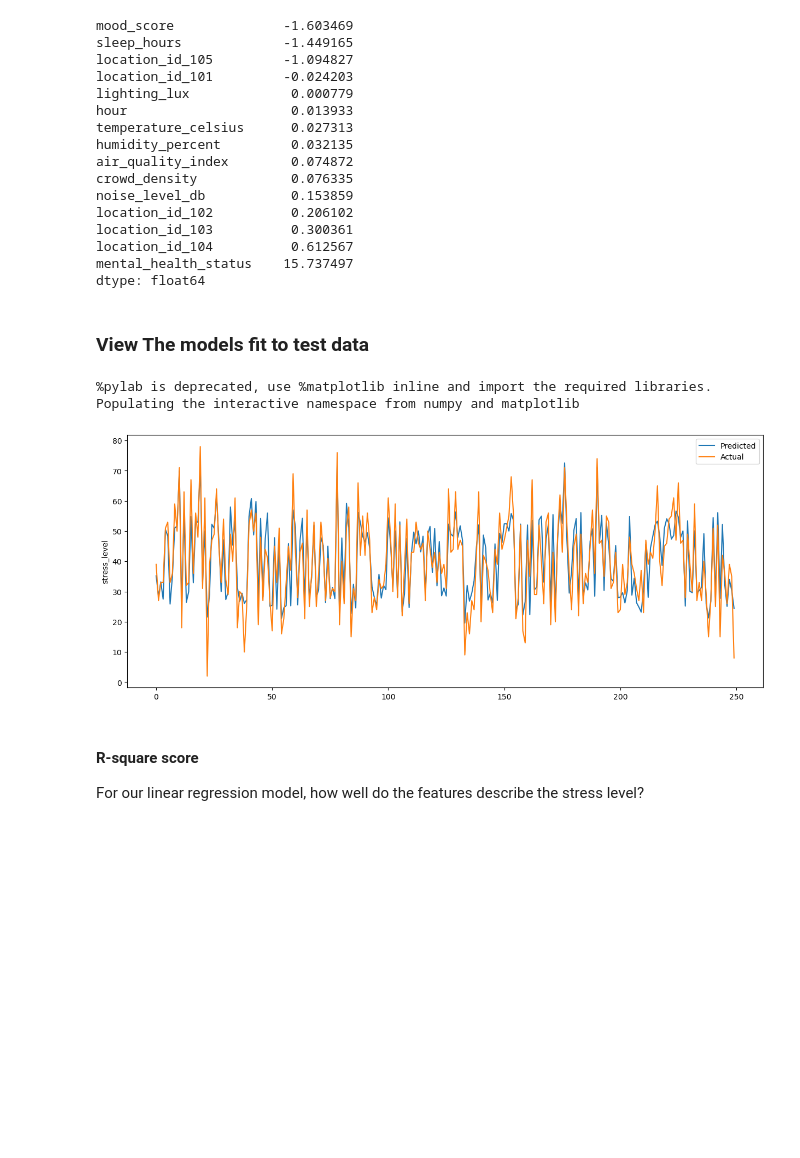
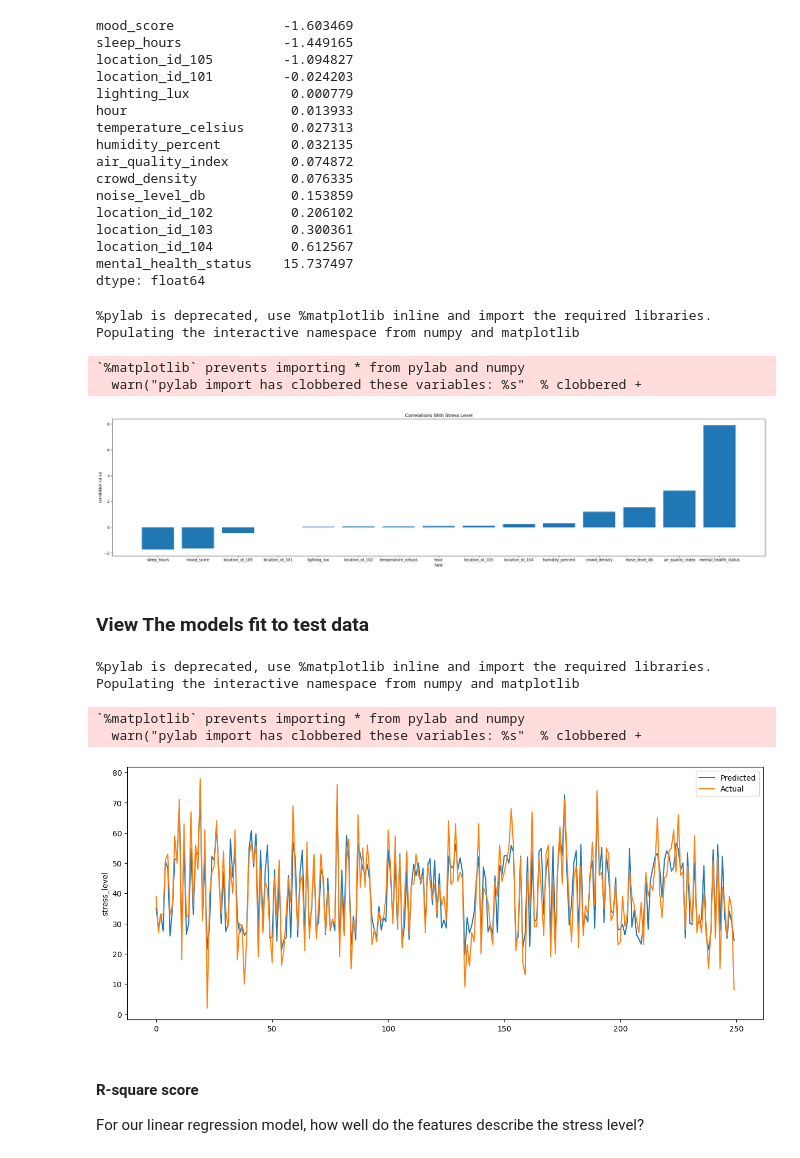
Before and after one commit to distillant/cisco_test, a Jupyter notebook: notebooks/test_different_linear_models.ipynb, the cells around one changed output. Saved outputs shown, nothing was run; the diff lists cells and outputs as text; code cells hidden in the pictures; blank space fills up the shorter version.

Commit message:
added bar chart for correlations to notebook and code to provide correlations via lambda

```diff
--- a/notebooks/test_different_linear_models.ipynb
+++ b/notebooks/test_different_linear_models.ipynb
@@ -138,6 +138,44 @@ location_id_103          0.300361
 location_id_104          0.612567
 mental_health_status    15.737497
 dtype: float64
+# %%
+def wrap_labels(ax, width, break_long_words=False):
+        labels = []
+        for label in ax.get_xticklabels():
+            text = label.get_text()
+            labels.append(textwrap.fill(text, width=width, break_long_words=break_long_words))
+        ax.set_xticklabels(labels, rotation=0) # Set rotation to 0 if you want horizontal wrapped labels
+# %%
+%pylab inline
+import pylab as plt  # Import pylab and alias it as plt
+import numpy as np
+import textwrap
+
+plt.rcParams['figure.figsize'] = (25, 6)
+# Sample data
+categories = coef.index
+values = coef.values
+
+# Create bar chart
+
+fig, ax = plt.subplots()
+ax.bar(categories, values)
+
+# Add labels and title
+plt.xlabel('field')
+plt.ylabel('correlation value')
+plt.title('Correlations With Stress Level')
+
+wrap_labels(ax, 8) # Wrap labels at a width of 8 characters
+plt.tight_layout()
+# Display the plot
+plt.show()
+# %% [output]
+%pylab is deprecated, use %matplotlib inline and import the required libraries.
+Populating the interactive namespace from numpy and matplotlib
+`%matplotlib` prevents importing * from pylab and numpy
+  warn("pylab import has clobbered these variables: %s"  % clobbered +
+[figure, added]
 # %% [markdown]
 ### View The models fit to test data
 # %%
@@ -155,6 +193,8 @@ plt.show()
 # %% [output]
 %pylab is deprecated, use %matplotlib inline and import the required libraries.
 Populating the interactive namespace from numpy and matplotlib
+`%matplotlib` prevents importing * from pylab and numpy
+  warn("pylab import has clobbered these variables: %s"  % clobbered +
 [figure]
 # %% [markdown]
 #### R-square score
```
Also changed, not shown: parts of 1 cell of this notebook, 6 other files.
